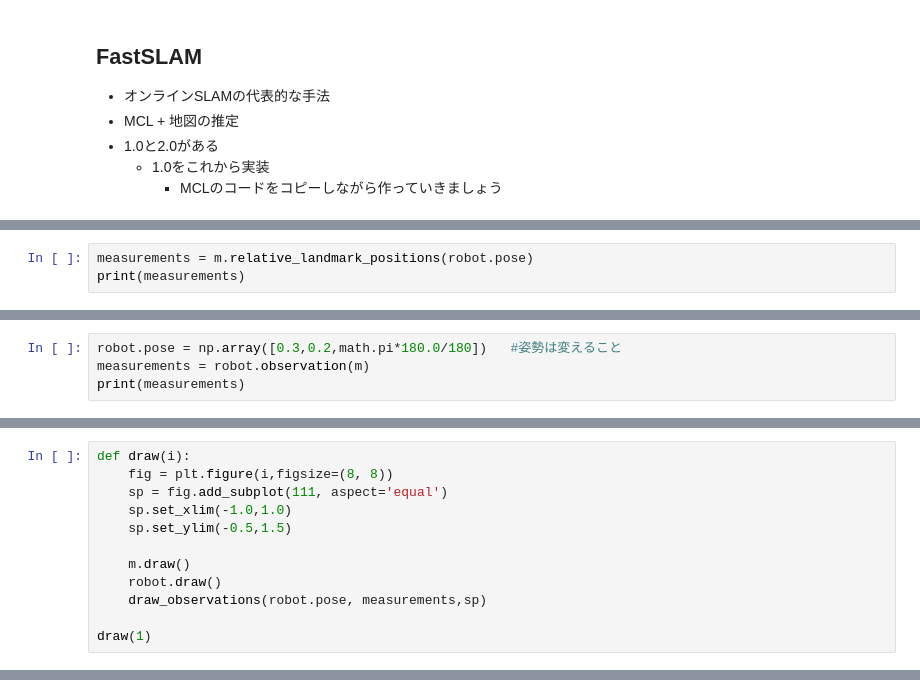
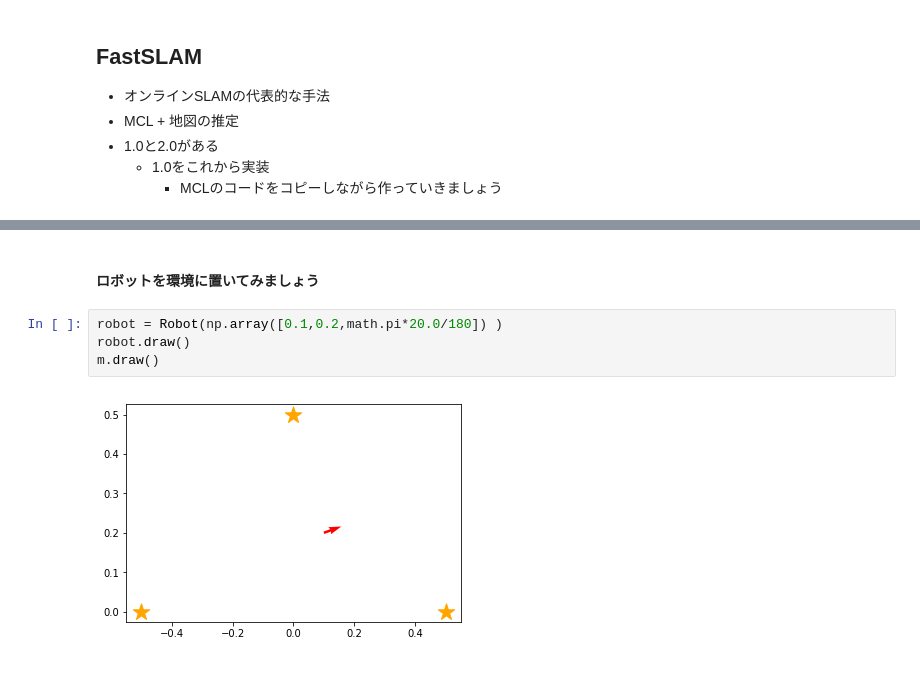
Before and after one commit to ryuichiueda/probrobo2017, a Jupyter notebook: 12.ipynb, the cells around one changed output, grey strips where cells are left out. Drawn from its saved outputs; the diff is of its cells as text.

```diff
--- a/12.ipynb
+++ b/12.ipynb
@@ -161,3 +61,0 @@ m.draw()
-# %%
-measurements = m.relative_landmark_positions(robot.pose)
-print(measurements)
@@ -222,4 +61,0 @@ def draw_observations(pose, measurements,sp):
-# %%
-robot.pose = np.array([0.3,0.2,math.pi*180.0/180])   #姿勢は変えること
-measurements = robot.observation(m)
-print(measurements)
@@ -228,12 +61,0 @@ print(measurements)
-# %%
-def draw(i):
-    fig = plt.figure(i,figsize=(8, 8))
-    sp = fig.add_subplot(111, aspect='equal')
-    sp.set_xlim(-1.0,1.0)
-    sp.set_ylim(-0.5,1.5)
-
-    m.draw()
-    robot.draw()
-    draw_observations(robot.pose, measurements,sp)
-
-draw(1)
@@ -359,0 +189,8 @@ slam.draw()
+# %% [markdown]
+#### ロボットを環境に置いてみましょう
+# %%
+robot = Robot(np.array([0.1,0.2,math.pi*20.0/180]) )
+robot.draw()
+m.draw()
+# %% [output]
+[figure, added]
```
Also changed, not shown: parts of 35 cells of this notebook.
